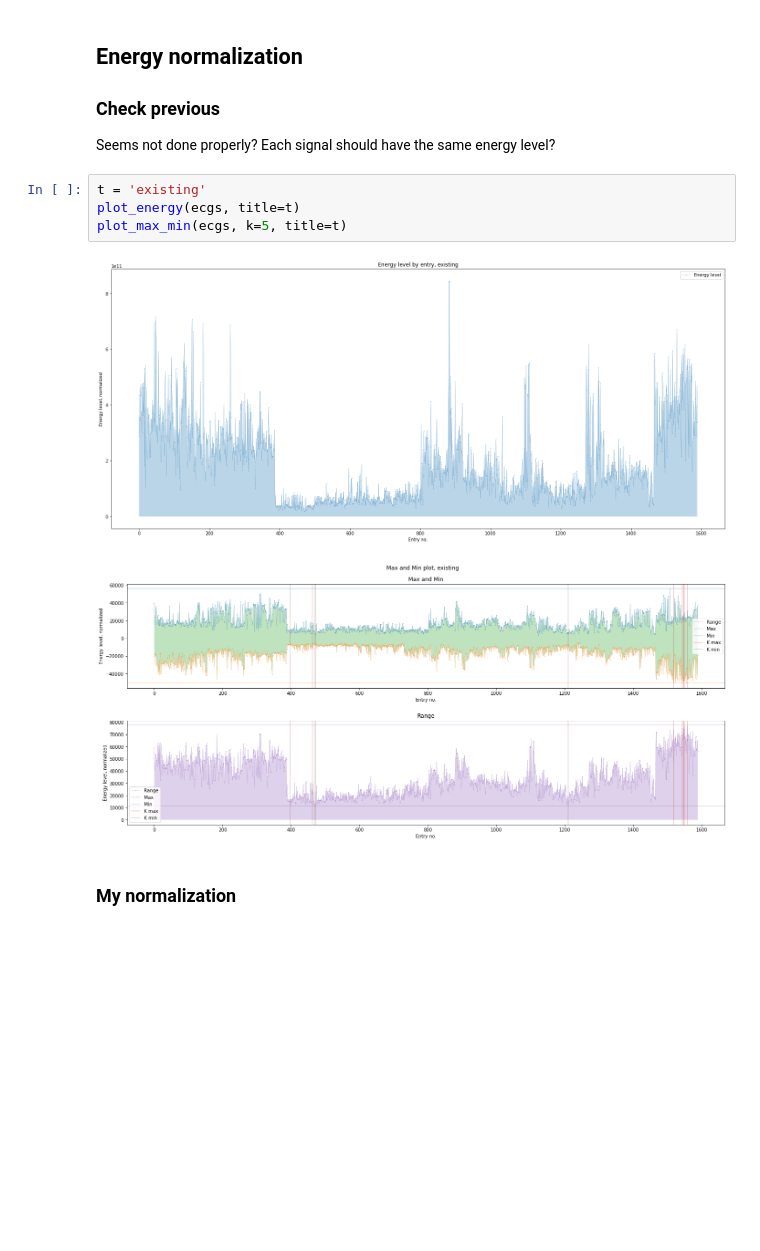
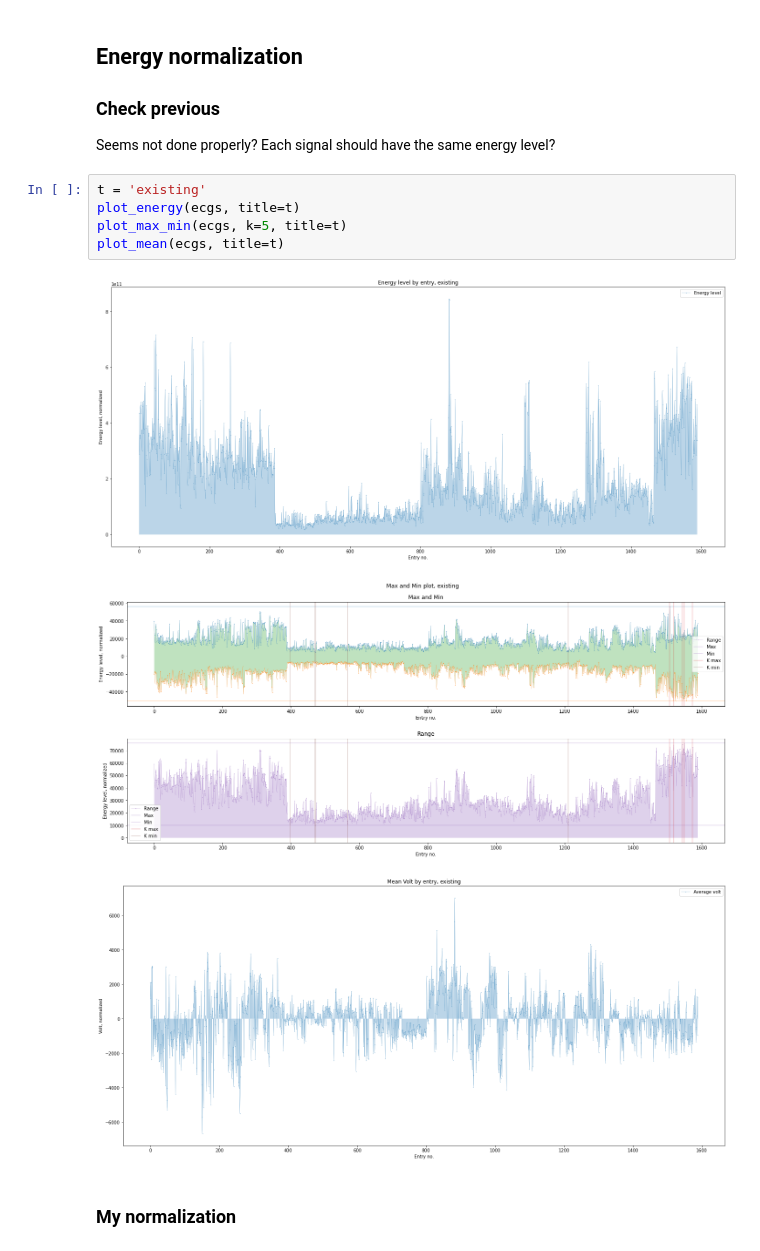
Before and after one commit to StefanHeng/ECG-PVC-Classifier, a Jupyter notebook: Data-Processing/check_preprocesing.ipynb, the cells around one changed output. Drawn from its saved outputs; the diff is of its cells as text; blank space fills up the shorter version.

```diff
--- a/Data-Processing/check_preprocesing.ipynb
+++ b/Data-Processing/check_preprocesing.ipynb
@@ -40,10 +39,12 @@ Seems not done properly? Each signal should have the same energy level?
 # %%
 t = 'existing'
 plot_energy(ecgs, title=t)
 plot_max_min(ecgs, k=5, title=t)
+plot_mean(ecgs, title=t)
 # %% [output]
 [figure]
-[figure, old version]
+[figure, new version]
+[figure, added]
 # %% [markdown]
 ### My normalization
 # %%
```
Also changed, not shown: parts of 1 cell of this notebook, 9 other files.
